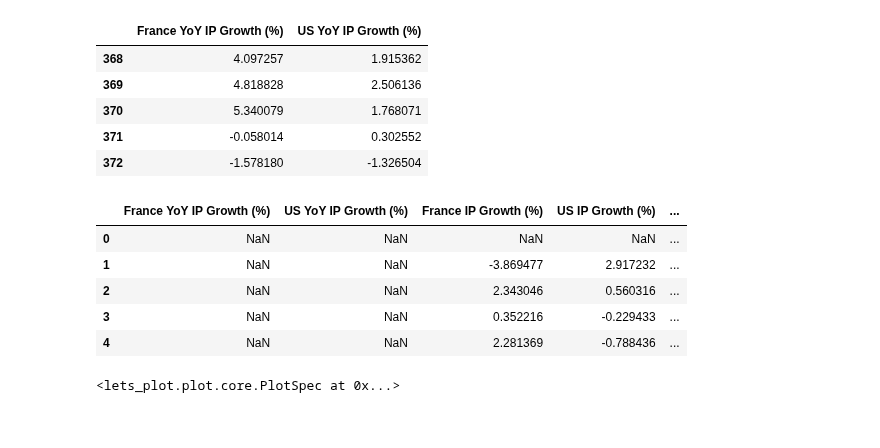
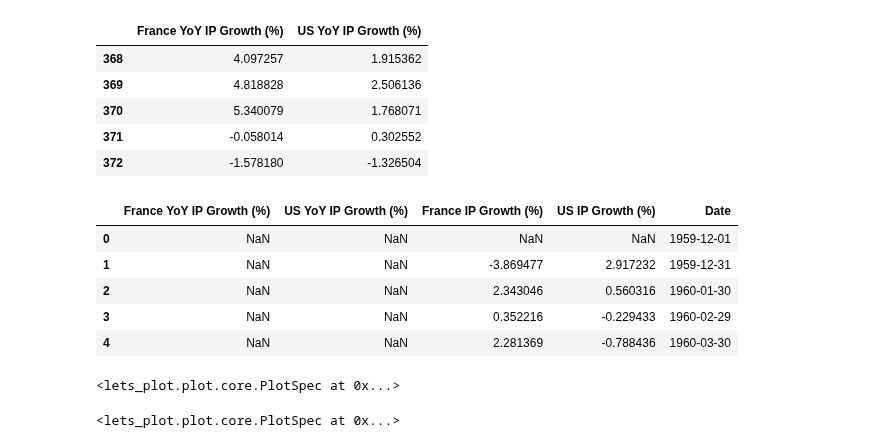
Before and after one commit to SparklyPlant/The-Grave-of-Ming, a Jupyter notebook: Code/NB1.ipynb, the cells around one changed output. Drawn from its saved outputs; the diff is of its cells as text; code cells hidden in the pictures.

```diff
--- a/Code/NB1.ipynb
+++ b/Code/NB1.ipynb
@@ -840,6 +840,11 @@ display(Monthly_inflation_graph_df_2.head())
 | 4 | 0.153380 | 0.340136 | 1960-03-30 | -0.186756 |
 # %%
 Monthly_growth_graph_df = pd.read_json('../Data/Montly_industrial_production.json')
+
+start_date = pd.to_datetime('1959-12-01')
+Monthly_growth_graph_df['Date'] = start_date + pd.to_timedelta((Monthly_growth_graph_df['Month'] - 1) * 30, unit='D')
+
+Monthly_inflation_graph_df_2 = Monthly_inflation_graph_df.drop(['Month'], axis=1)
 
 Monthly_growth_graph_df_2 = Monthly_growth_graph_df.drop(['Month'], axis=1)
 
@@ -865,16 +870,16 @@ display(Growth_vs_12_months_df_2.tail())
 | 371 | -0.058014 | 0.302552 |
 | 372 | -1.578180 | -1.326504 |
 # %%
-combined_df = pd.concat([Growth_vs_12_months_df_2, Monthly_growth_graph_df_2, Monthly_inflation_graph_df_2], axis=1)
+combined_df = pd.concat([Growth_vs_12_months_df_2, Monthly_growth_graph_df_2], axis=1)
 
 display(combined_df.head())
 # %% [output]
-|  | France YoY IP Growth (%) | US YoY IP Growth (%) | France IP Growth (%) | US IP Growth (%) | ... |
-| 0 | NaN | NaN | NaN | NaN | ... |
-| 1 | NaN | NaN | -3.869477 | 2.917232 | ... |
-| 2 | NaN | NaN | 2.343046 | 0.560316 | ... |
-| 3 | NaN | NaN | 0.352216 | -0.229433 | ... |
-| 4 | NaN | NaN | 2.281369 | -0.788436 | ... |
+|  | France YoY IP Growth (%) | US YoY IP Growth (%) | France IP Growth (%) | US IP Growth (%) | Date |
+| 0 | NaN | NaN | NaN | NaN | 1959-12-01 |
+| 1 | NaN | NaN | -3.869477 | 2.917232 | 1959-12-31 |
+| 2 | NaN | NaN | 2.343046 | 0.560316 | 1960-01-30 |
+| 3 | NaN | NaN | 0.352216 | -0.229433 | 1960-02-29 |
+| 4 | NaN | NaN | 2.281369 | -0.788436 | 1960-03-30 |
 # %%
 melted_df = combined_df.melt(id_vars='Date',
                                var_name='Metric',
@@ -893,2 +898,19 @@ Inflation_Industrial_Production_graphs
 # %% [output]
 <lets_plot.plot.core.PlotSpec at 0x...>
+# %%
+melted_df_2 = Monthly_inflation_graph_df_2.melt(id_vars='Date',
+                               var_name='Metric',
+                               value_name='Value')
+
+bretton_woods_end = pd.to_datetime('1971-08-01').timestamp() * 1000
+
+Inflation_graphs = ggplot(melted_df_2, aes(x='Date', y='Value', color='Metric')) + \
+    geom_line() + \
+    geom_vline(xintercept=bretton_woods_end, color='black', linetype='dashed', size=1) + \
+    ggtitle('Inflation Data') + \
+    scale_color_manual(values=['blue', 'red', 'green', 'magenta', 'black', 'pink', 'yellow']) + \
+    ggsize(1200, 600)
+
+Inflation_graphs
+# %% [output]
+<lets_plot.plot.core.PlotSpec at 0x...>
```
Also changed, not shown: parts of 2 cells of this notebook.
